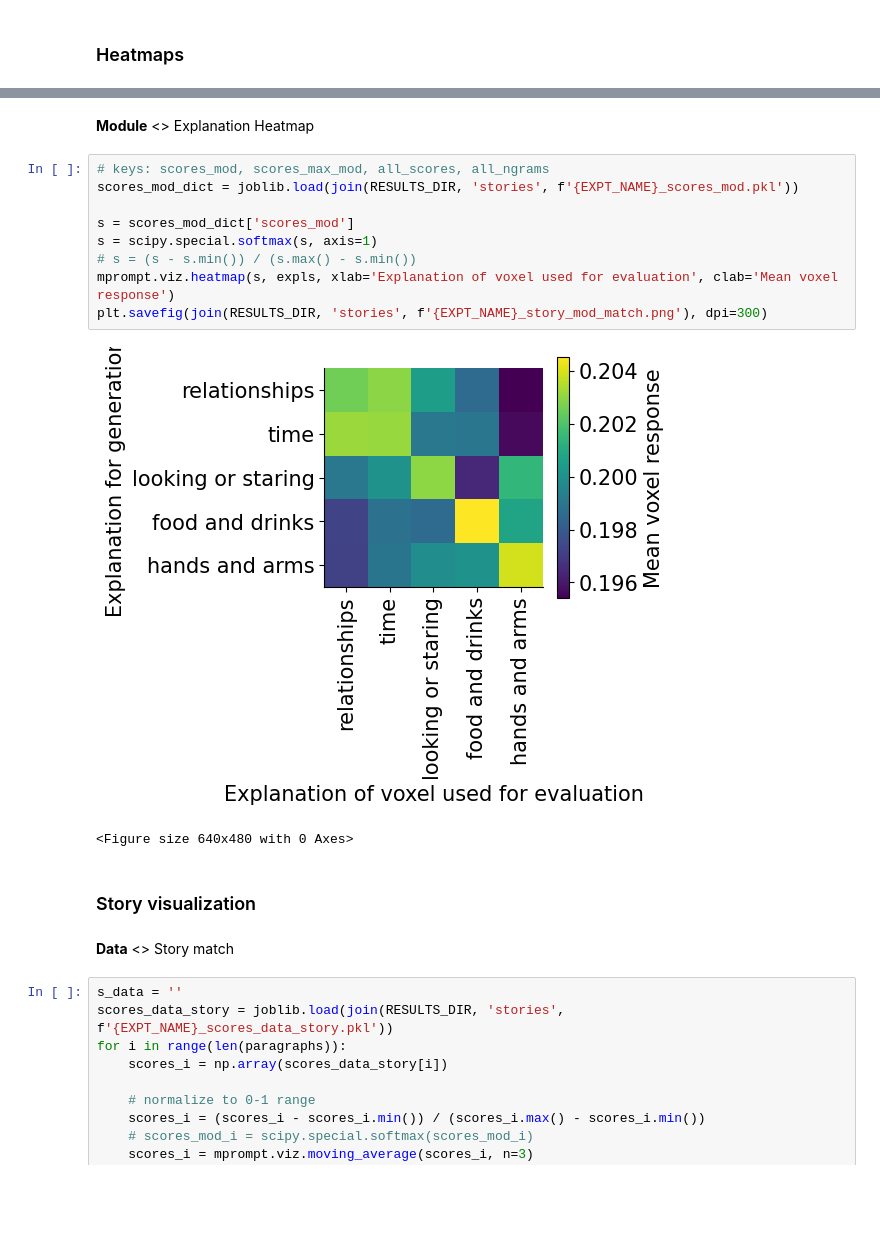
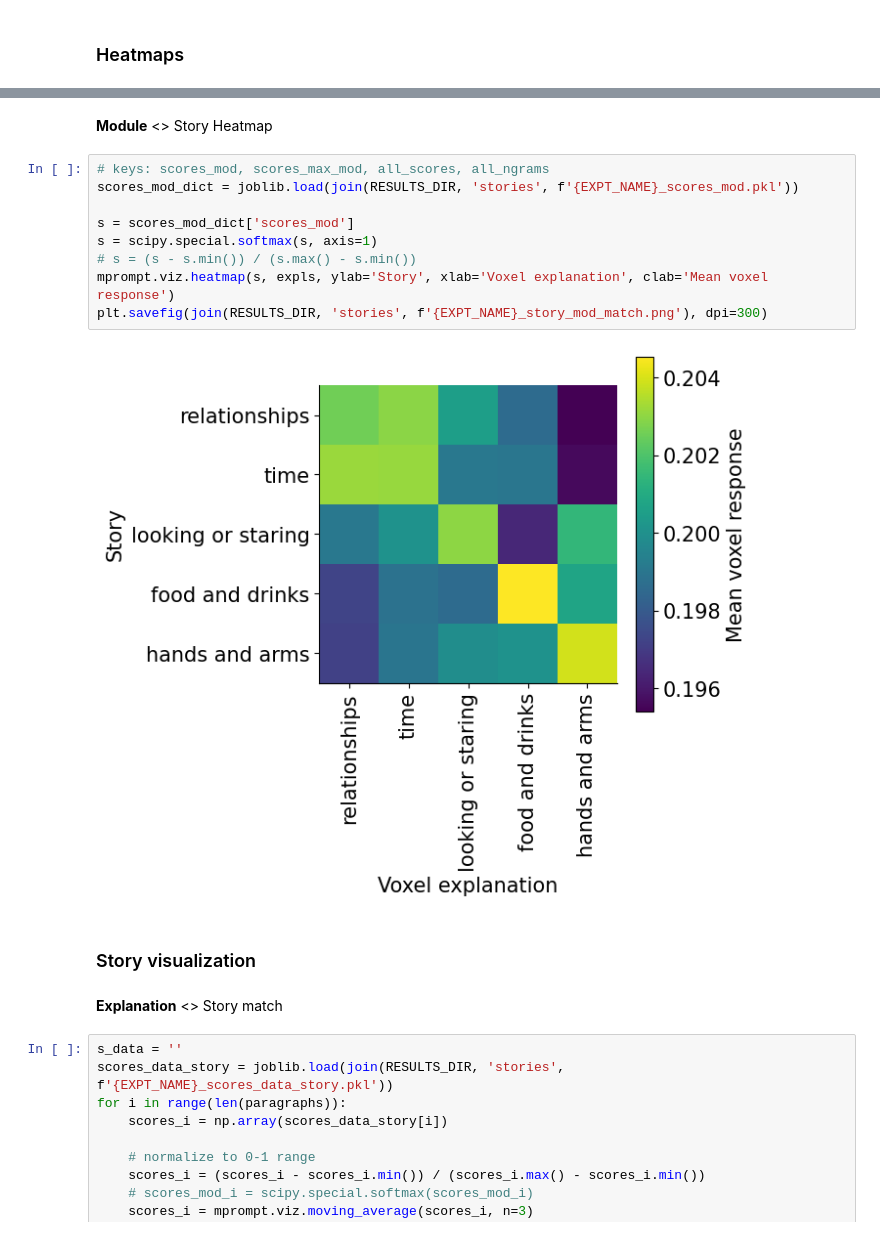
Before and after one commit to microsoft/automated-explanations, a Jupyter notebook: notebooks/05_fmri_story_viz.ipynb, the cells around one changed output, grey strips where cells are left out. Cells and saved outputs as stored; diff of their text form; blank space fills up the shorter version.

```diff
--- a/notebooks/05_fmri_story_viz.ipynb
+++ b/notebooks/05_fmri_story_viz.ipynb
@@ -58,21 +57,20 @@ plt.savefig(join(RESULTS_DIR, 'stories', f'{EXPT_NAME}_story_data_match.png'), d
 # %% [markdown]
-**Module** <> Explanation Heatmap
+**Module** <> Story Heatmap
 # %%
 # keys: scores_mod, scores_max_mod, all_scores, all_ngrams
 scores_mod_dict = joblib.load(join(RESULTS_DIR, 'stories', f'{EXPT_NAME}_scores_mod.pkl'))
 
 s = scores_mod_dict['scores_mod']
 s = scipy.special.softmax(s, axis=1)
 # s = (s - s.min()) / (s.max() - s.min())
-mprompt.viz.heatmap(s, expls, xlab='Explanation of voxel used for evaluation', clab='Mean voxel response')
+mprompt.viz.heatmap(s, expls, ylab='Story', xlab='Voxel explanation', clab='Mean voxel response')
 plt.savefig(join(RESULTS_DIR, 'stories', f'{EXPT_NAME}_story_mod_match.png'), dpi=300)
 # %% [output]
-[figure, old version]
+[figure, new version]
-<Figure size 640x480 with 0 Axes>
 # %% [markdown]
 ### Story visualization
 # %% [markdown]
-**Data** <> Story match
+**Explanation** <> Story match
 # %%
 s_data = ''
 scores_data_story = joblib.load(join(RESULTS_DIR, 'stories', f'{EXPT_NAME}_scores_data_story.pkl'))
```
Also changed, not shown: parts of 2 cells of this notebook, 4 other files.
